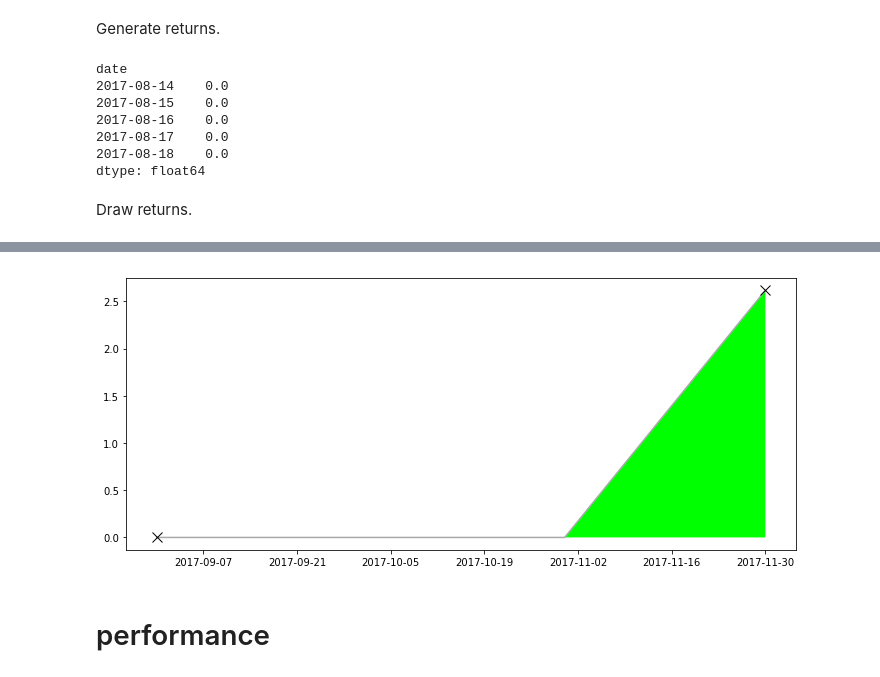
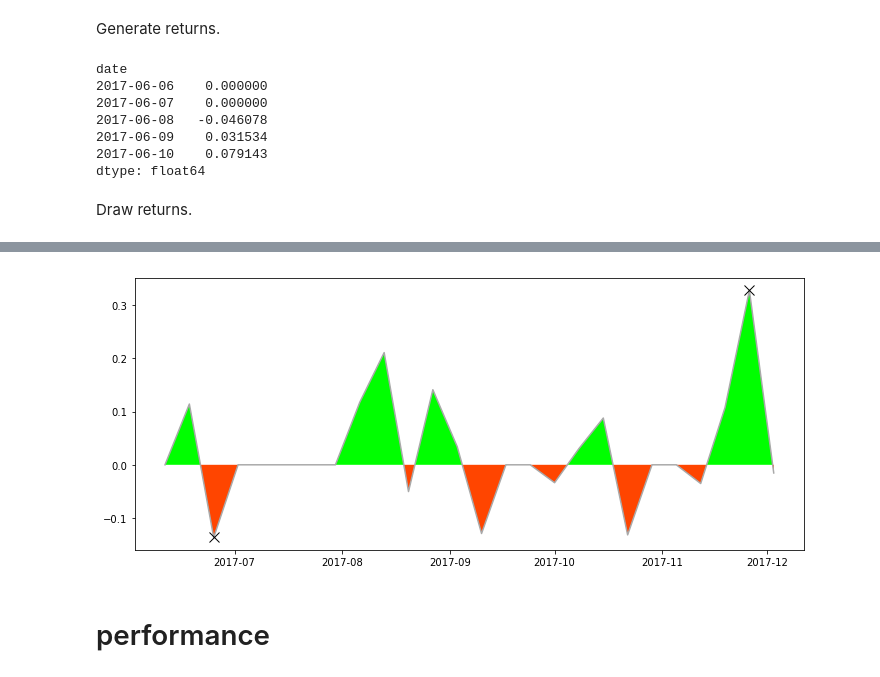
Before and after one commit to polakowo/vectorbt, a Jupyter notebook: example.ipynb, the cells around one changed output, grey strips where cells are left out. Cells and saved outputs as stored; diff of their text form; code cells hidden in the pictures.

```diff
--- a/example.ipynb
+++ b/example.ipynb
@@ -12,6 +12,6 @@ matplotlib.rcParams['figure.figsize'] = (12, 5)
 Load OHLC data from cryptocurrency exchange Poloniex.
 # %%
 # period = 300, 900, 1800, 7200, 14400, or 86400
-ohlc_df = vbt.data.load_cryptopair('USDT_BCH', vbt.data.ago_dt(days=180), vbt.data.now_dt(), period=vbt.data.Period.D1)
+ohlc_df = vbt.data.load_cryptopair('USDT_ETH', vbt.data.ago_dt(days=180), vbt.data.now_dt(), period=vbt.data.Period.D1)
 ohlc_df.head()
 # %% [output]
@@ -28,6 +28,7 @@ done. 0.28s
 rate_sr = ohlc_df.O
 # %%
 # Fees and slippage
+investment = 1000
 fees = 0.0025
 slippage_factor = 0.25
 slippage = (ohlc_df['H'] - ohlc_df['L']) * slippage_factor / rate_sr
@@ -45,8 +46,8 @@ O  1717.031055
 # %% [markdown]
 Calculate EMA indicators.
 # %%
-fast_ma_sr = vbt.indicators.EMA(rate_sr, 10)
-slow_ma_sr = vbt.indicators.EMA(rate_sr, 40)
+fast_ma_sr = vbt.indicators.EMA(rate_sr, span=5)
+slow_ma_sr = vbt.indicators.EMA(rate_sr, span=21)
 # %% [markdown]
 # signals
 # %% [markdown]
@@ -101,7 +108,7 @@ vbt.positions.plot(rate_sr, pos_sr)
 # %% [markdown]
 Generate equity from positions, based on fees and slippage.
 # %%
-equity_sr = vbt.equity.from_positions(rate_sr, pos_sr, fees, slippage)
+equity_sr = vbt.equity.from_positions(rate_sr, pos_sr, investment, fees, slippage)
 equity_sr.head()
 # %% [output]
 date
@@ -138,14 +145,14 @@ returns_sr = vbt.returns.from_equity(equity_sr)
 returns_sr.head()
 # %% [output]
 date
-2017-08-14    0.0
-2017-08-15    0.0
-2017-08-16    0.0
-2017-08-17    0.0
-2017-08-18    0.0
+2017-06-06    0.000000
+2017-06-07    0.000000
+2017-06-08   -0.046078
+2017-06-09    0.031534
+2017-06-10    0.079143
 dtype: float64
 # %% [markdown]
 Draw returns.
 # %%
-vbt.returns.plot(vbt.returns.resample(returns_sr, 'M'))
+vbt.returns.plot(vbt.returns.resample(returns_sr, 'W'))
 # %% [output]
@@ -154,4 +161,4 @@ vbt.returns.plot(vbt.returns.resample(returns_sr, 'M'))
-[figure, old version]
+[figure, new version]
 # %% [markdown]
 # performance
 # %% [markdown]
```
Also changed, not shown: parts of 22 cells of this notebook, 5 other files.
